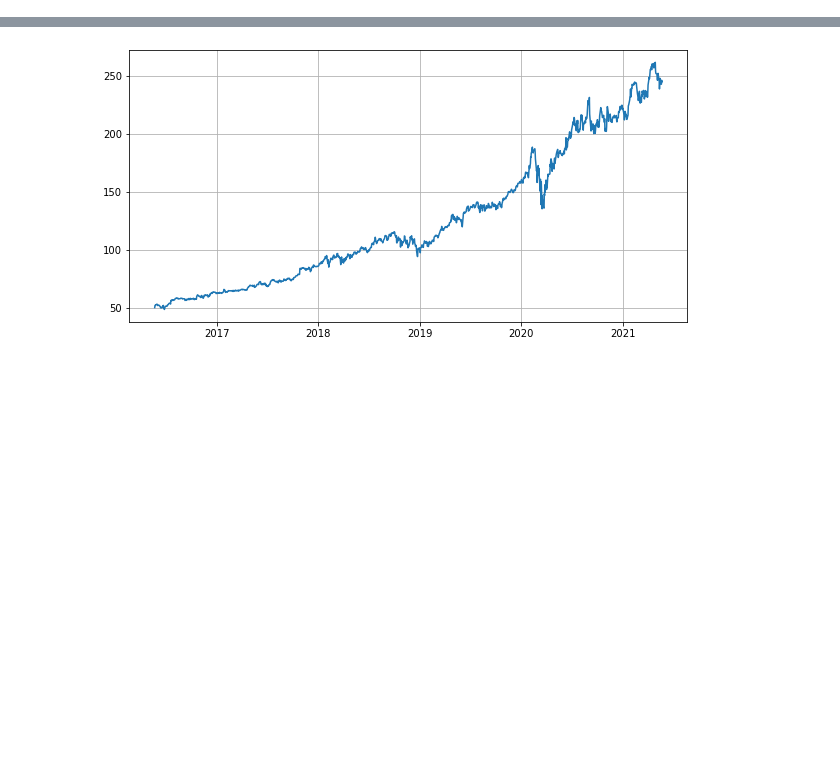
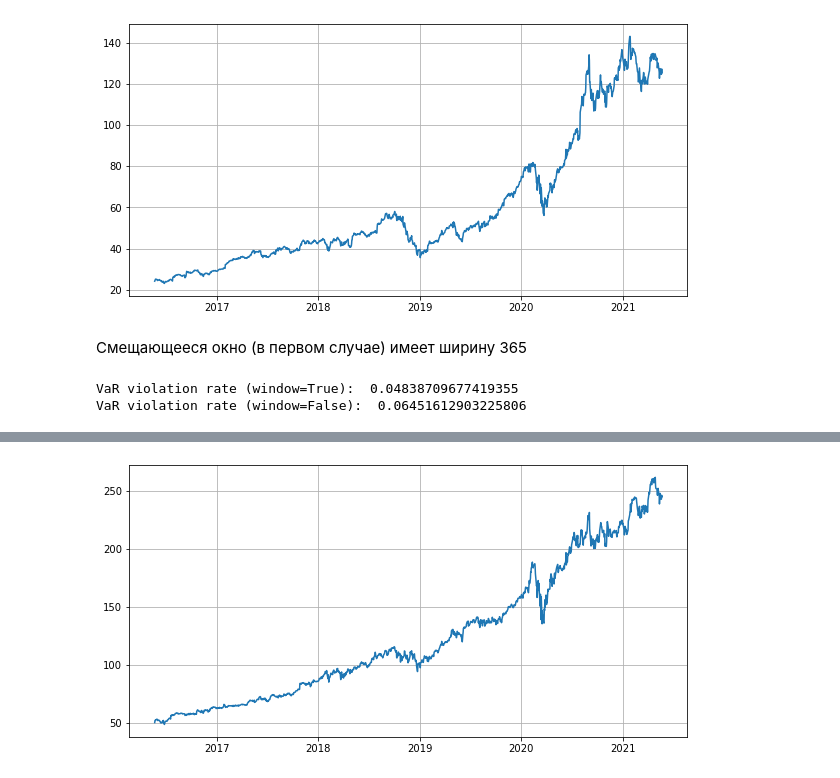
Before and after one commit to VillainNumberOne/bootstrap, a Jupyter notebook: main.ipynb, the cells around one changed output, grey strips where cells are left out. Drawn from its saved outputs; the diff is of its cells as text; code cells hidden in the pictures; blank space fills up the shorter version.

Commit message:
evaluation 2

```diff
--- a/main.ipynb
+++ b/main.ipynb
@@ -9,0 +18,13 @@ MSFT = pd.read_csv("hist_data/MSFT.csv")
+# %%
+RS = RandomSampling(AAPL)
+RS.plot()
+# %% [output]
+[figure, added]
+# %% [markdown]
+Смещающееся окно (в первом случае) имеет ширину 365
+# %%
+print("VaR violation rate (window=True): ",RS.evaluate(start, begin, end, evaluation_step, q, simulation_steps, simulations, window=True))
+print("VaR violation rate (window=False): ",RS.evaluate(start, begin, end, evaluation_step, q, simulation_steps, simulations, window=False))
+# %% [output]
+VaR violation rate (window=True):  0.04838709677419355
+VaR violation rate (window=False):  0.06451612903225806
```
Also changed, not shown: parts of 8 cells of this notebook, 1 other file.
